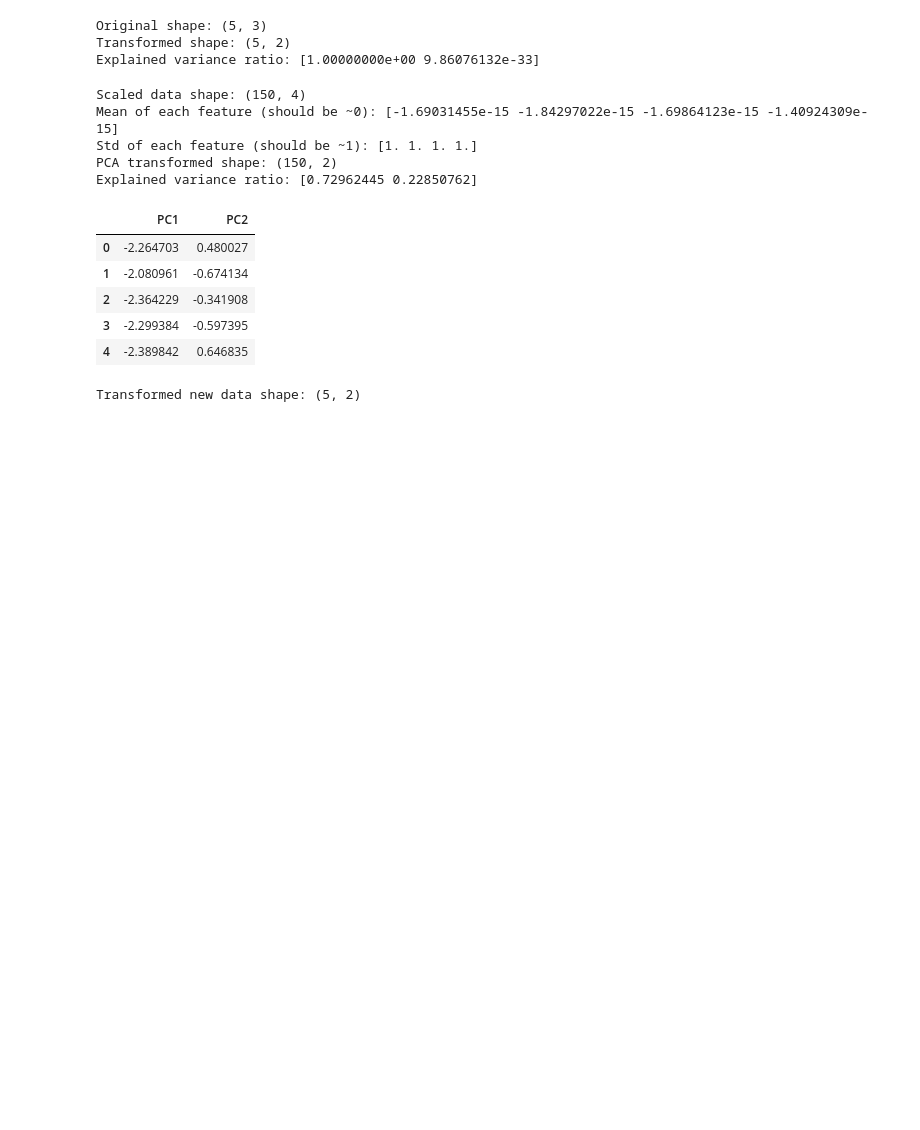
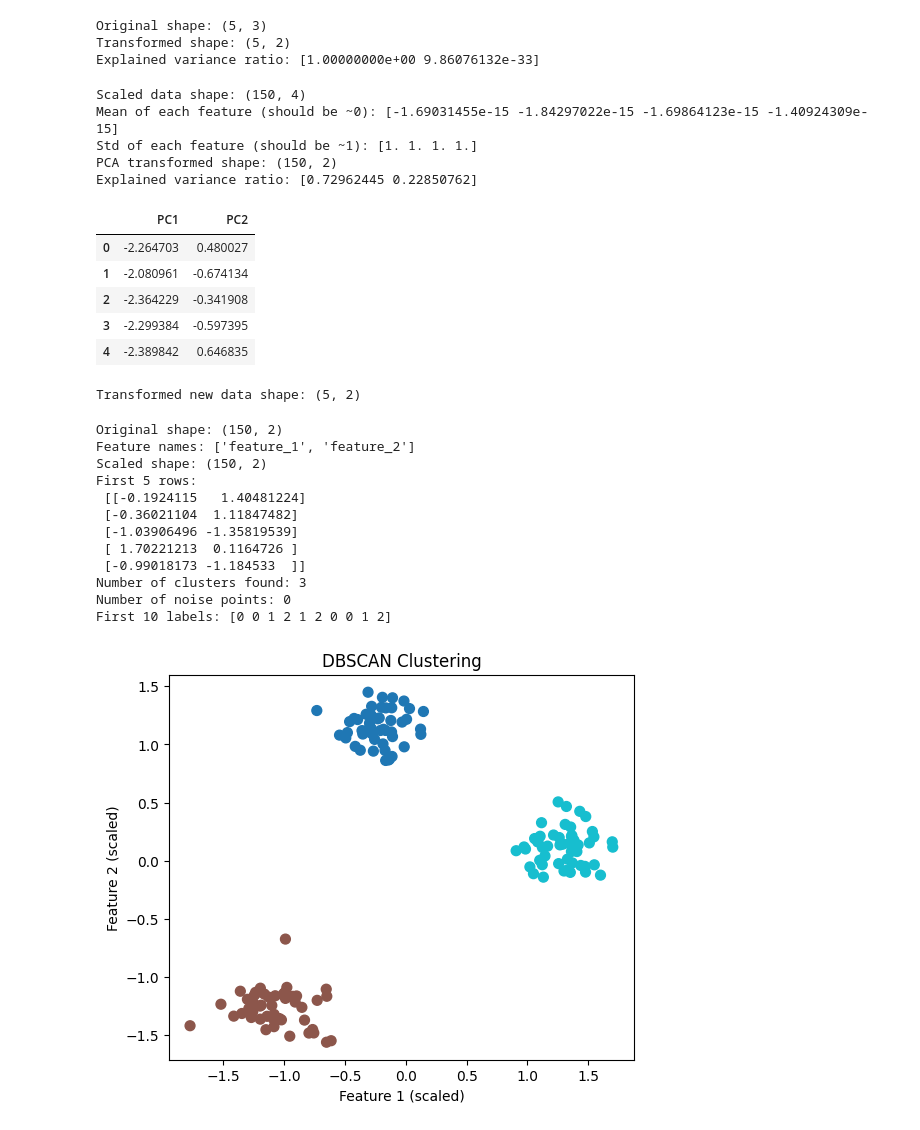
Before and after one commit to sarazhara1/clusterviz-project, a Jupyter notebook: TUTORIAL.ipynb, the cells around one changed output. Drawn from its saved outputs; the diff is of its cells as text; code cells hidden in the pictures; blank space fills up the shorter version.

Commit message:
Added DBSCAN Section to tutorial file

```diff
--- a/TUTORIAL.ipynb
+++ b/TUTORIAL.ipynb
@@ -121,3 +121,77 @@ Transformed new data shape: (5, 2)
 # %%
 # The new/unseen data are now transformed using the fitted scaler + PCA.
 # This ensures consistency in preprocessing when applying clustering to new samples.
+# %%
+# Tutorial: Preprocessing + DBSCAN Clustering
+import numpy as np
+import pandas as pd
+from clusterviz.datasets import make_blobs_dataset
+from clusterviz.preprocessing import Preprocessor
+from clusterviz.clusterer import Clusterer
+
+# -----------------------------
+# 1. Load synthetic dataset
+# -----------------------------
+# Create a blobs dataset: points grouped around 3 centers, 2 features
+X, _, feature_names = make_blobs_dataset(n_samples=150, centers=3, n_features=2)
+print("Original shape:", X.shape)
+print("Feature names:", feature_names[:2])
+
+# -----------------------------
+# 2. Preprocess the data
+# -----------------------------
+# Initialize preprocessor
+preprocessor = Preprocessor()
+
+# Scale features (mean=0, std=1)
+# Optional: PCA can be added if dimensionality reduction is needed
+X_scaled = preprocessor.fit_transform(X, scale=True, pca_components=None)
+print("Scaled shape:", X_scaled.shape)
+print("First 5 rows:\n", X_scaled[:5])
+
+# -----------------------------
+# 3. Fit DBSCAN
+# -----------------------------
+clusterer = Clusterer()
+
+# DBSCAN parameters:
+# eps: max distance for points to be considered neighbors
+# min_samples: minimum points in neighborhood for a core point
+dbscan_result = clusterer.fit_dbscan(X_scaled, eps=0.5, min_samples=5)
+
+# -----------------------------
+# 4. Explore results
+# -----------------------------
+labels = dbscan_result['labels']
+n_clusters = dbscan_result['n_clusters']
+n_noise = dbscan_result['n_noise']
+
+print(f"Number of clusters found: {n_clusters}")
+print(f"Number of noise points: {n_noise}")
+print("First 10 labels:", labels[:10])
+
+# -----------------------------
+# 5. Optional: Visualize clusters
+# -----------------------------
+import matplotlib.pyplot as plt
+
+plt.figure(figsize=(6,5))
+plt.scatter(X_scaled[:,0], X_scaled[:,1], c=labels, cmap='tab10', s=50)
+plt.title("DBSCAN Clustering")
+plt.xlabel("Feature 1 (scaled)")
+plt.ylabel("Feature 2 (scaled)")
+plt.show()
+# %% [output]
+Original shape: (150, 2)
+Feature names: ['feature_1', 'feature_2']
+Scaled shape: (150, 2)
+First 5 rows:
+ [[-0.1924115   1.40481224]
+ [-0.36021104  1.11847482]
+ [-1.03906496 -1.35819539]
+ [ 1.70221213  0.1164726 ]
+ [-0.99018173 -1.184533  ]]
+Number of clusters found: 3
+Number of noise points: 0
+First 10 labels: [0 0 1 2 1 2 0 0 1 2]
+[figure, added]
```
